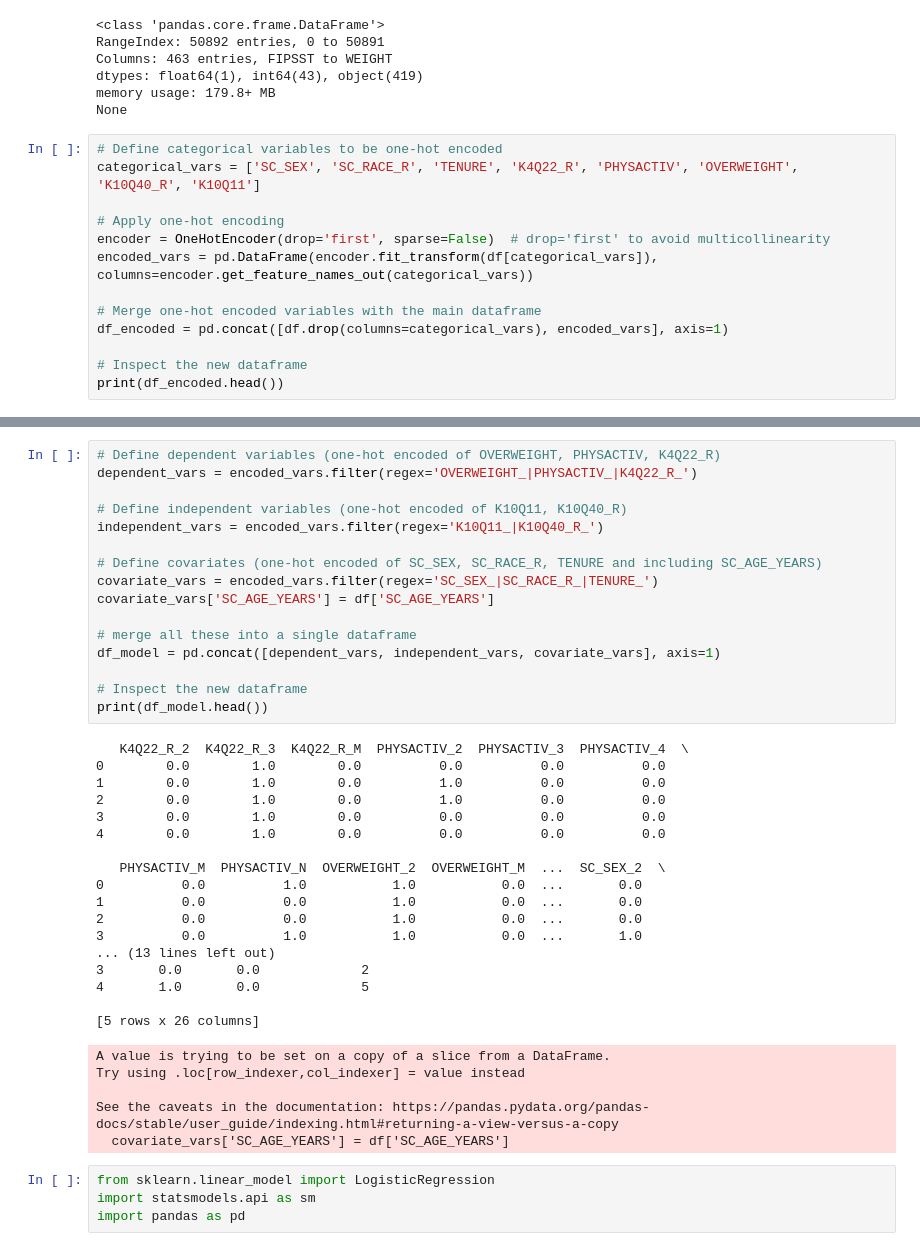
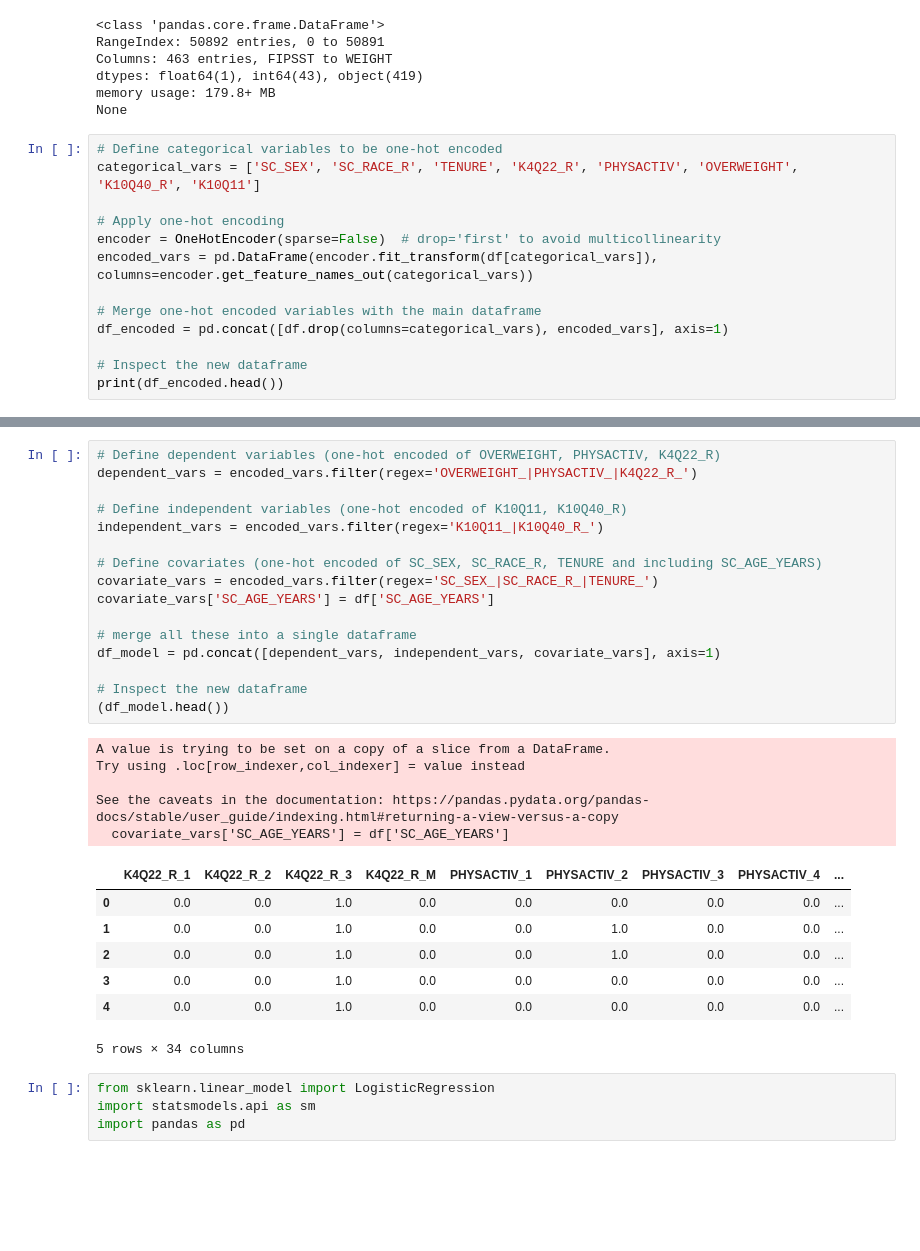
Before and after one commit to razmachinelearning/NSCH_environmnetal_exposures, a Jupyter notebook: NSCH_1.ipynb, the cells around one changed output, grey strips where cells are left out. Saved outputs shown, nothing was run; the diff lists cells and outputs as text; blank space fills up the shorter version.

```diff
--- a/NSCH_1.ipynb
+++ b/NSCH_1.ipynb
@@ -21,7 +21,7 @@ None
 categorical_vars = ['SC_SEX', 'SC_RACE_R', 'TENURE', 'K4Q22_R', 'PHYSACTIV', 'OVERWEIGHT', 'K10Q40_R', 'K10Q11']
 
 # Apply one-hot encoding
-encoder = OneHotEncoder(drop='first', sparse=False)  # drop='first' to avoid multicollinearity
+encoder = OneHotEncoder(sparse=False)  # drop='first' to avoid multicollinearity
 encoded_vars = pd.DataFrame(encoder.fit_transform(df[categorical_vars]), columns=encoder.get_feature_names_out(categorical_vars))
 
 # Merge one-hot encoded variables with the main dataframe
@@ -50,42 +50,32 @@ print(df_encoded.head())
 # %%
 # Define dependent variables (one-hot encoded of OVERWEIGHT, PHYSACTIV, K4Q22_R)
 dependent_vars = encoded_vars.filter(regex='OVERWEIGHT_|PHYSACTIV_|K4Q22_R_')
 
 # Define independent variables (one-hot encoded of K10Q11, K10Q40_R)
 independent_vars = encoded_vars.filter(regex='K10Q11_|K10Q40_R_')
 
 # Define covariates (one-hot encoded of SC_SEX, SC_RACE_R, TENURE and including SC_AGE_YEARS)
 covariate_vars = encoded_vars.filter(regex='SC_SEX_|SC_RACE_R_|TENURE_')
 covariate_vars['SC_AGE_YEARS'] = df['SC_AGE_YEARS']
 
 # merge all these into a single dataframe
 df_model = pd.concat([dependent_vars, independent_vars, covariate_vars], axis=1)
 
 # Inspect the new dataframe
-print(df_model.head())
+(df_model.head())
 # %% [output]
-   K4Q22_R_2  K4Q22_R_3  K4Q22_R_M  PHYSACTIV_2  PHYSACTIV_3  PHYSACTIV_4  \
-0        0.0        1.0        0.0          0.0          0.0          0.0
-1        0.0        1.0        0.0          1.0          0.0          0.0
-2        0.0        1.0        0.0          1.0          0.0          0.0
-3        0.0        1.0        0.0          0.0          0.0          0.0
-4        0.0        1.0        0.0          0.0          0.0          0.0
+A value is trying to be set on a copy of a slice from a DataFrame.
+Try using .loc[row_indexer,col_indexer] = value instead
 
-   PHYSACTIV_M  PHYSACTIV_N  OVERWEIGHT_2  OVERWEIGHT_M  ...  SC_SEX_2  \
-0          0.0          1.0           1.0           0.0  ...       0.0
-1          0.0          0.0           1.0           0.0  ...       0.0
-2          0.0          0.0           1.0           0.0  ...       0.0
-3          0.0          1.0           1.0           0.0  ...       1.0
-... (13 lines left out)
-3       0.0       0.0             2
-4       1.0       0.0             5
-
-[5 rows x 26 columns]
+See the caveats in the documentation: https://pandas.pydata.org/pandas-docs/stable/user_guide/indexing.html#returning-a-view-versus-a-copy
+  covariate_vars['SC_AGE_YEARS'] = df['SC_AGE_YEARS']
+|  | K4Q22_R_1 | K4Q22_R_2 | K4Q22_R_3 | K4Q22_R_M | PHYSACTIV_1 | PHYSACTIV_2 | PHYSACTIV_3 | PHYSACTIV_4 | ... |
+| 0 | 0.0 | 0.0 | 1.0 | 0.0 | 0.0 | 0.0 | 0.0 | 0.0 | ... |
+| 1 | 0.0 | 0.0 | 1.0 | 0.0 | 0.0 | 1.0 | 0.0 | 0.0 | ... |
+| 2 | 0.0 | 0.0 | 1.0 | 0.0 | 0.0 | 1.0 | 0.0 | 0.0 | ... |
+| 3 | 0.0 | 0.0 | 1.0 | 0.0 | 0.0 | 0.0 | 0.0 | 0.0 | ... |
+| 4 | 0.0 | 0.0 | 1.0 | 0.0 | 0.0 | 0.0 | 0.0 | 0.0 | ... |
-A value is trying to be set on a copy of a slice from a DataFrame.
-Try using .loc[row_indexer,col_indexer] = value instead
-
-See the caveats in the documentation: https://pandas.pydata.org/pandas-docs/stable/user_guide/indexing.html#returning-a-view-versus-a-copy
-  covariate_vars['SC_AGE_YEARS'] = df['SC_AGE_YEARS']
+5 rows × 34 columns
 # %%
 from sklearn.linear_model import LogisticRegression
 import statsmodels.api as sm
```
Also changed, not shown: parts of 2 cells of this notebook.
